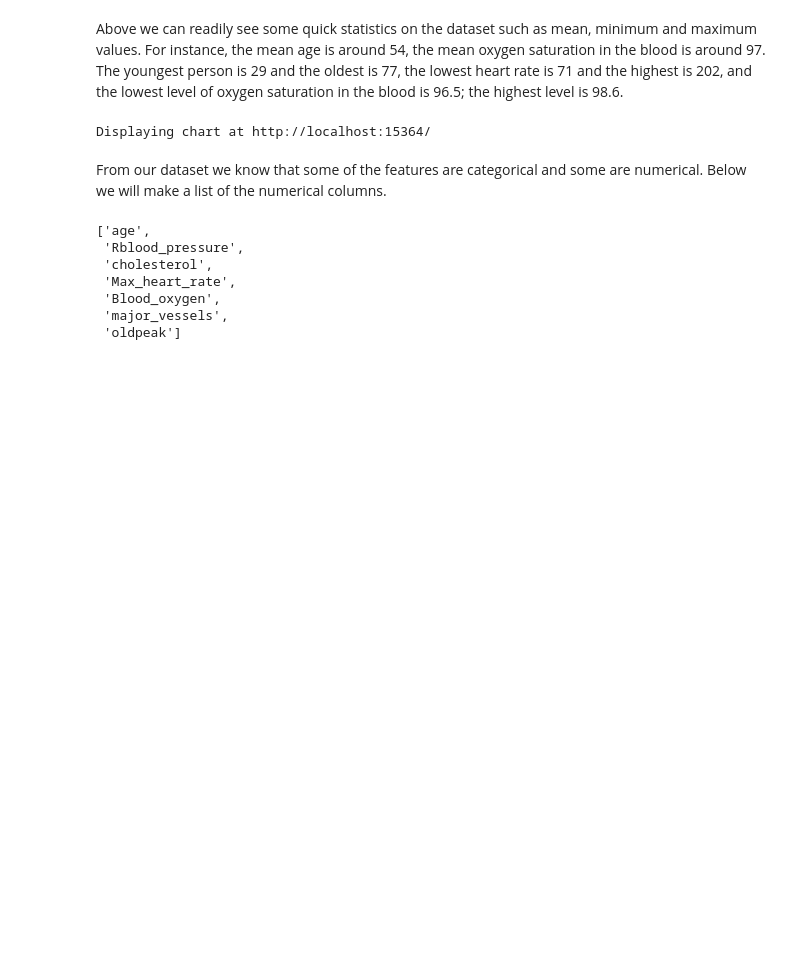
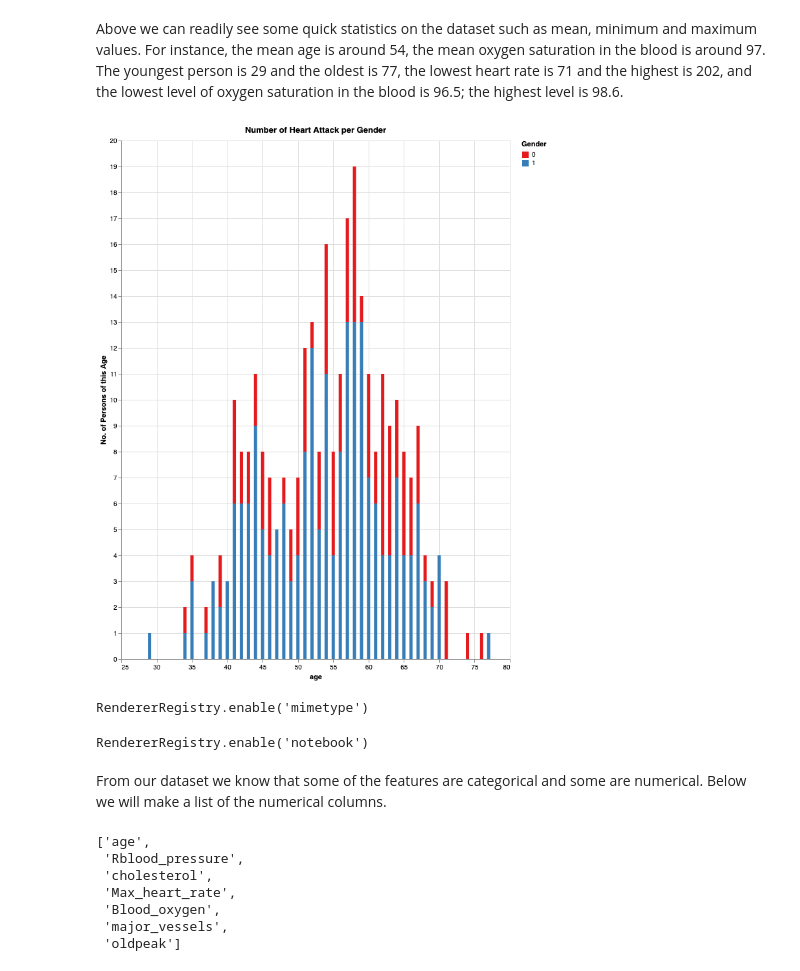
Before and after one commit to maderaroja/Predicting-Heart-Attacks, a Jupyter notebook: DS_EDA.ipynb, the cells around one changed output. Drawn from its saved outputs; the diff is of its cells as text; code cells hidden in the pictures; blank space fills up the shorter version.

Commit message:
render graphs offline

```diff
--- a/DS_EDA.ipynb
+++ b/DS_EDA.ipynb
@@ -160,30 +160,39 @@ Above we can readily see some quick statistics on the dataset such as mean, mini
 # %%
 # Exploratory Interactive Graph to see the relationship between age, gender, and health metrics
 
 fig1 = (
     alt.Chart(awake_df)
     .mark_bar()
     .encode(
         alt.X("age"),
         alt.Y("count()", title ="No. of Persons of this Age"),
         alt.Color("sex:N", scale=alt.Scale(scheme="set1"), title="Gender"
         ),
         tooltip=[
             "chest_pain:Q",
             "Rblood_pressure:Q",
             "cholesterol:Q",
             "Fblood_sugar:Q",
             "Rest_ECG:Q",
             "Max_heart_rate:Q",
             "Blood_oxygen:Q",
             "Heart_attack:N"
         ],
     )
     .properties(title="Number of Heart Attack per Gender", width=600, height=800)
 )
-fig1.show()
+fig1
 # %% [output]
-Displaying chart at http://localhost:15364/
+[figure, added]
+# %%
+# pip install vega
+alt.renderers.enable('mimetype')
+# %% [output]
+RendererRegistry.enable('mimetype')
+# %%
+alt.renderers.enable('notebook')
+# %% [output]
+RendererRegistry.enable('notebook')
 # %% [markdown]
 From our dataset we know that some of the features are categorical and some are numerical. Below we will make a list of the numerical columns.
 # %%
```
Also changed, not shown: parts of 2 cells of this notebook.
